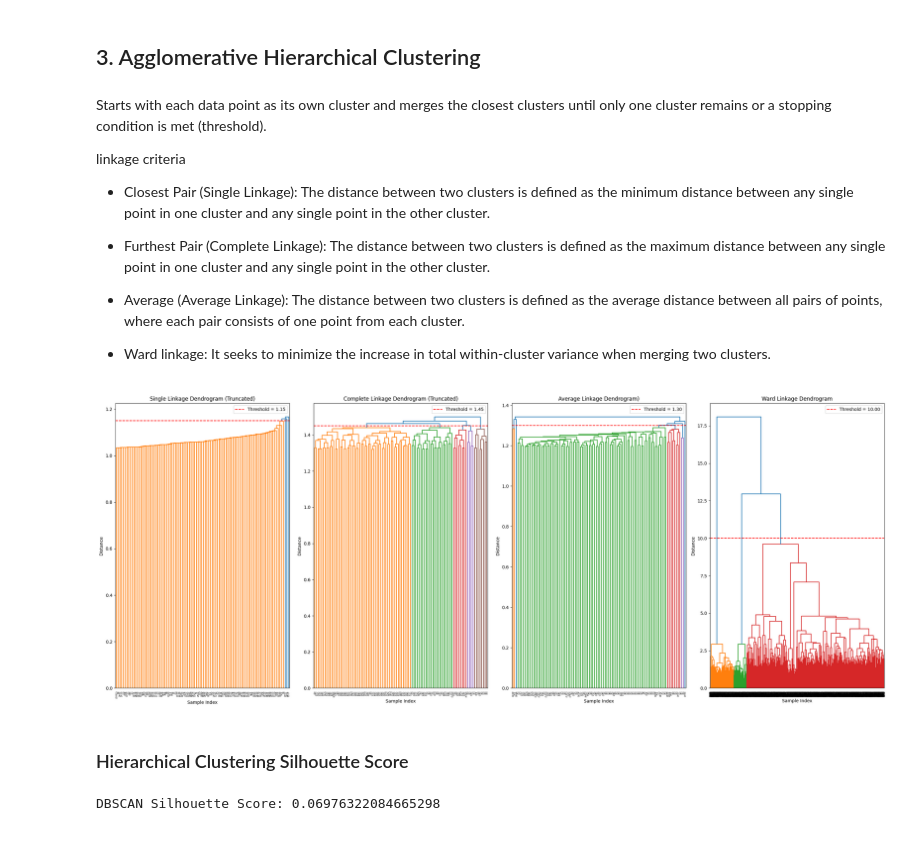
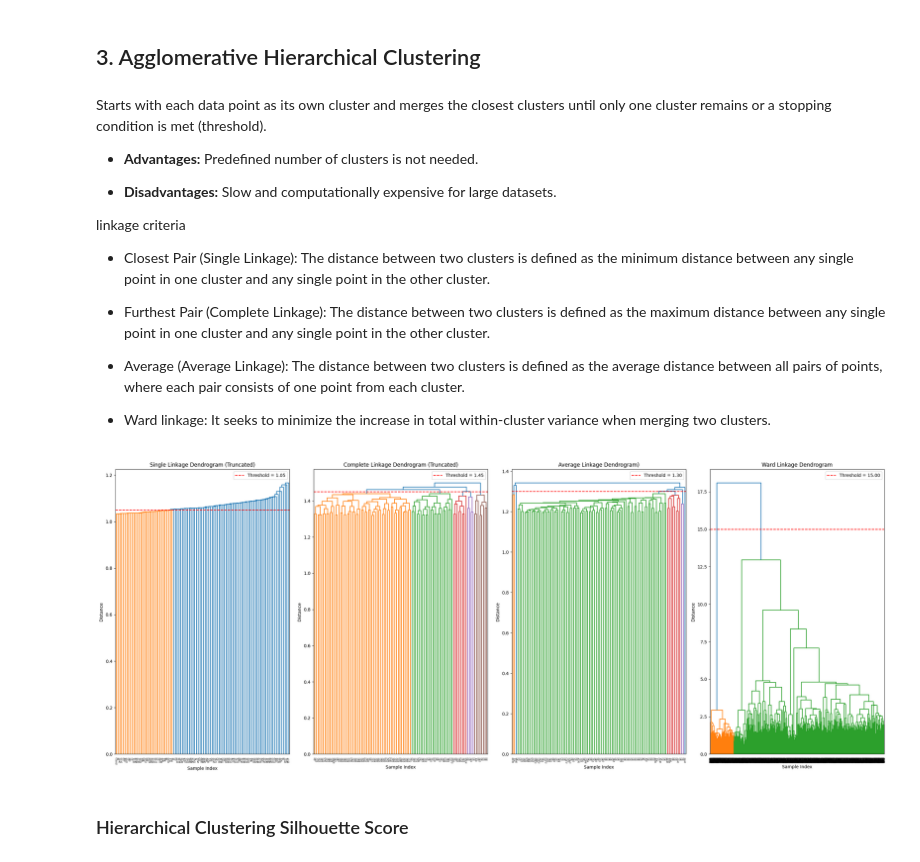
Before and after one commit to Artin-Tavasoli/NLP-Clustering, a Jupyter notebook: Clustering.ipynb, the cells around one changed output. Drawn from its saved outputs; the diff is of its cells as text; code cells hidden in the pictures.

```diff
--- a/Clustering.ipynb
+++ b/Clustering.ipynb
@@ -312,6 +320,10 @@ DBSCAN Silhouette Score: 0.06976322084665298
 ## 3. Agglomerative Hierarchical Clustering
 # %% [markdown]
 Starts with each data point as its own cluster and merges the closest clusters until only one cluster remains or a stopping condition is met (threshold).
+
+- **Advantages:** Predefined number of clusters is not needed.
+
+- **Disadvantages:** Slow and computationally expensive for large datasets.
 
 linkage criteria
 - Closest Pair (Single Linkage): The distance between two clusters is defined as the minimum distance between any single point in one cluster and any single point in the other cluster.
@@ -335,11 +347,11 @@ plt.figure(figsize=(25, 10))
 # Truncate to show only the last 'p' merged clusters (e.g., p=30)
 p_truncate = 100
 
-# according to PCA in below cells, we want about 3-4 clusters.
+# according to PCA in below cells, we want about 2-4 clusters.
 threshold_single = 1.05
 threshold_complete = 1.45
 threshold_average = 1.3
-threshold_ward = 10
+threshold_ward = 15
 
 
 plt.subplot(1, 4, 1)
@@ -382,32 +394,32 @@ dendrogram(linked_average,
             show_leaf_counts=True,
             truncate_mode='lastp',
             p=p_truncate,
             color_threshold=threshold_average)
 
 plt.title('Average Linkage Dendrogram)')
 plt.xlabel('Sample Index')
 plt.ylabel('Distance')
 plt.axhline(y=threshold_average, color='r', linestyle='--', label=f'Threshold = {threshold_average:.2f}')
 plt.legend()
 
 plt.subplot(1, 4, 4)
 dendrogram(linked_ward,
             orientation='top',
             distance_sort='desce nding',
             show_leaf_counts=True,
             p=p_truncate,
             color_threshold=threshold_ward)
 
 
 plt.title('Ward Linkage Dendrogram')
 plt.xlabel('Sample Index')
 plt.ylabel('Distance')
 plt.axhline(y=threshold_ward, color='r', linestyle='--', label=f'Threshold = {threshold_ward:.2f}')
 plt.legend()
 
 
 plt.tight_layout()
 plt.show()
 # %% [output]
-[figure, old version]
+[figure, new version]
 # %%
@@ -415,7 +427,5 @@ music_df['cluster_with_'] = fcluster(linked_ward, t=10, criterion='distance')
 # %% [markdown]
 ### Hierarchical Clustering Silhouette Score
 # %%
-score = silhouette_score(embeddings, music_df['cluster_with_dbscan'])
+score = silhouette_score(embeddings, music_df['cluster_with_hierarchical'])
 print(f"DBSCAN Silhouette Score: {score}")
-# %% [output]
-DBSCAN Silhouette Score: 0.06976322084665298
```
Also changed, not shown: parts of 32 cells of this notebook.
